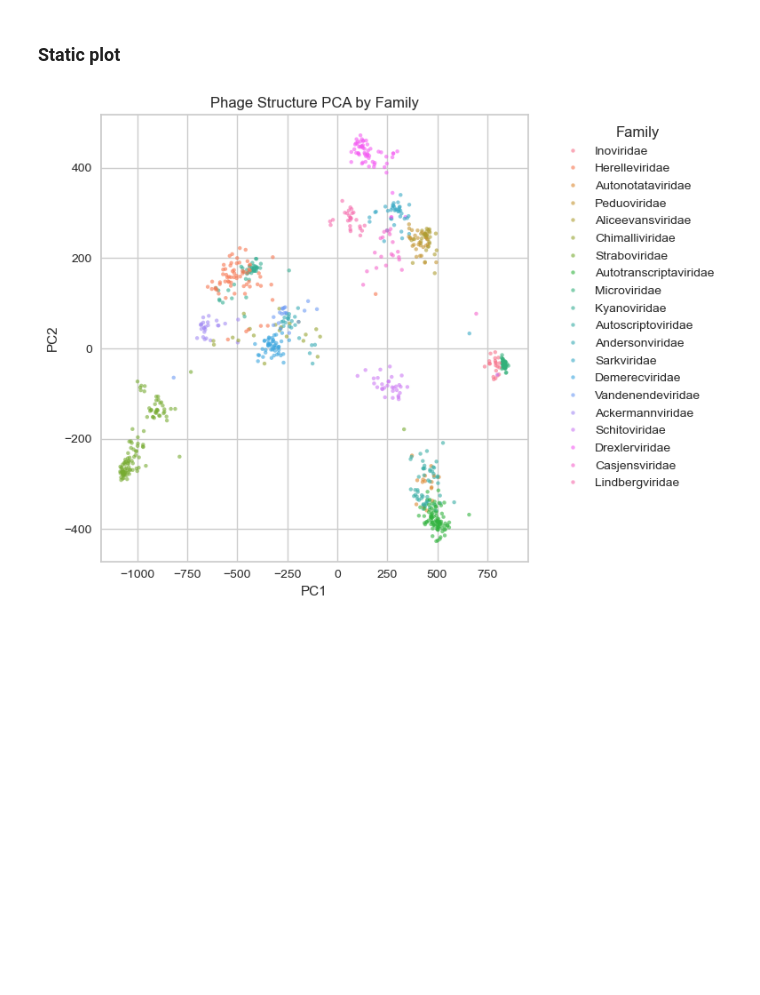
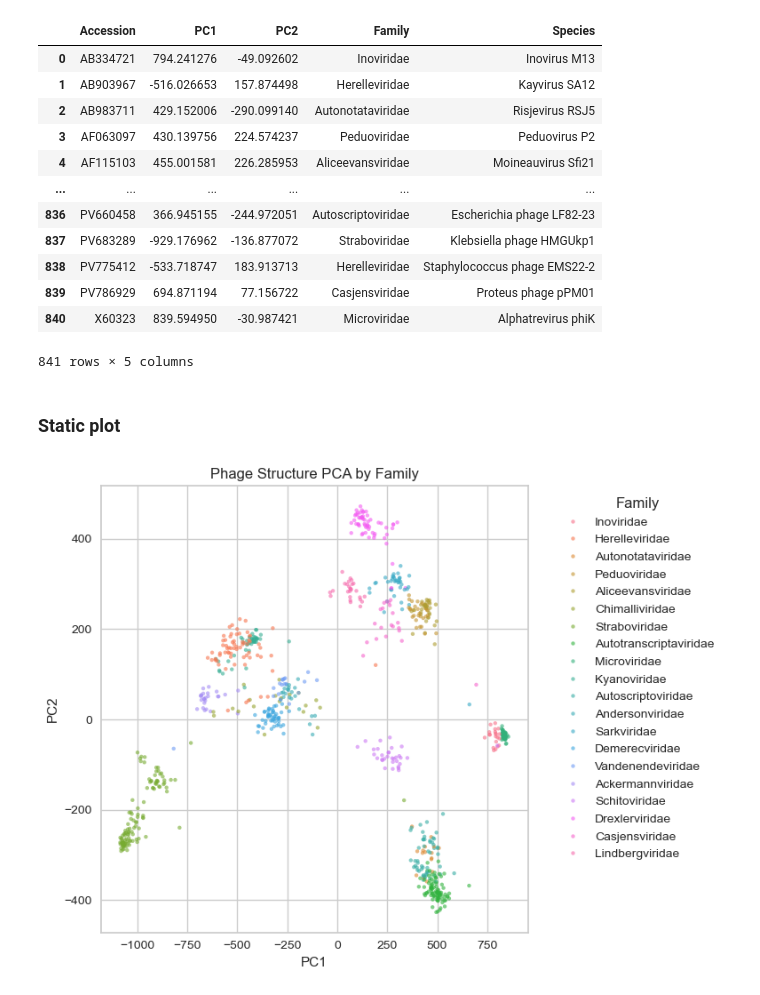
Before and after one commit to dottting/phage_structure_map, a Jupyter notebook: notebooks/plot.ipynb, the cells around one changed output. Saved outputs shown, nothing was run; the diff lists cells and outputs as text; code cells hidden in the pictures; blank space fills up the shorter version.

```diff
--- a/notebooks/plot.ipynb
+++ b/notebooks/plot.ipynb
@@ -6,6 +6,21 @@ import seaborn as sns
 # %%
 # Load PCA coordinates with metadata
 coords_annot = pd.read_csv("../data/phage_PCA_coords_annot.tsv", sep="\t")
+coords_annot
+# %% [output]
+|  | Accession | PC1 | PC2 | Family | Species |
+| 0 | AB334721 | 794.241276 | -49.092602 | Inoviridae | Inovirus M13 |
+| 1 | AB903967 | -516.026653 | 157.874498 | Herelleviridae | Kayvirus SA12 |
+| 2 | AB983711 | 429.152006 | -290.099140 | Autonotataviridae | Risjevirus RSJ5 |
+| 3 | AF063097 | 430.139756 | 224.574237 | Peduoviridae | Peduovirus P2 |
+| 4 | AF115103 | 455.001581 | 226.285953 | Aliceevansviridae | Moineauvirus Sfi21 |
+| ... | ... | ... | ... | ... | ... |
+| 836 | PV660458 | 366.945155 | -244.972051 | Autoscriptoviridae | Escherichia phage LF82-23 |
+| 837 | PV683289 | -929.176962 | -136.877072 | Straboviridae | Klebsiella phage HMGUkp1 |
+| 838 | PV775412 | -533.718747 | 183.913713 | Herelleviridae | Staphylococcus phage EMS22-2 |
+| 839 | PV786929 | 694.871194 | 77.156722 | Casjensviridae | Proteus phage pPM01 |
+| 840 | X60323 | 839.594950 | -30.987421 | Microviridae | Alphatrevirus phiK |
+841 rows × 5 columns
 # %% [markdown]
 ### Static plot
 # %%
```
Also changed, not shown: parts of 3 cells of this notebook, 9 other files.
